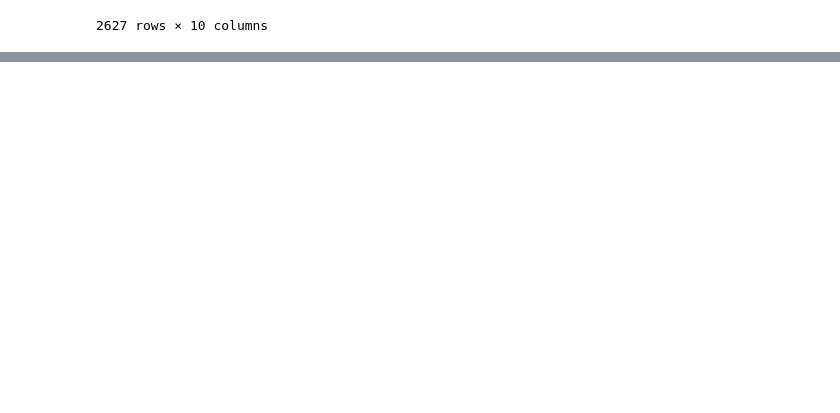
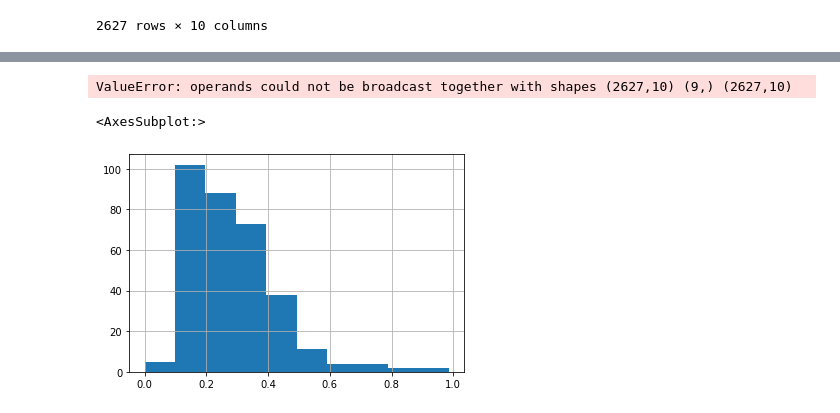
Before and after one commit to jikhangir97/Springboard, a Jupyter notebook: Capstone Project 3/Modeling.ipynb, the cells around one changed output, grey strips where cells are left out. Drawn from its saved outputs; the diff is of its cells as text; code cells hidden in the pictures; blank space fills up the shorter version.

```diff
--- a/Capstone Project 3/Modeling.ipynb
+++ b/Capstone Project 3/Modeling.ipynb
@@ -184,0 +180,10 @@ No handles with labels found to put in legend.
+# %%
+dff = scaler.inverse_transform(dff)
+dff
+# %% [output]
+ValueError: operands could not be broadcast together with shapes (2627,10) (9,) (2627,10)
+# %%
+g1.Age.hist()
+# %% [output]
+<AxesSubplot:>
+[figure, added]
```
Also changed, not shown: parts of 14 cells of this notebook.
